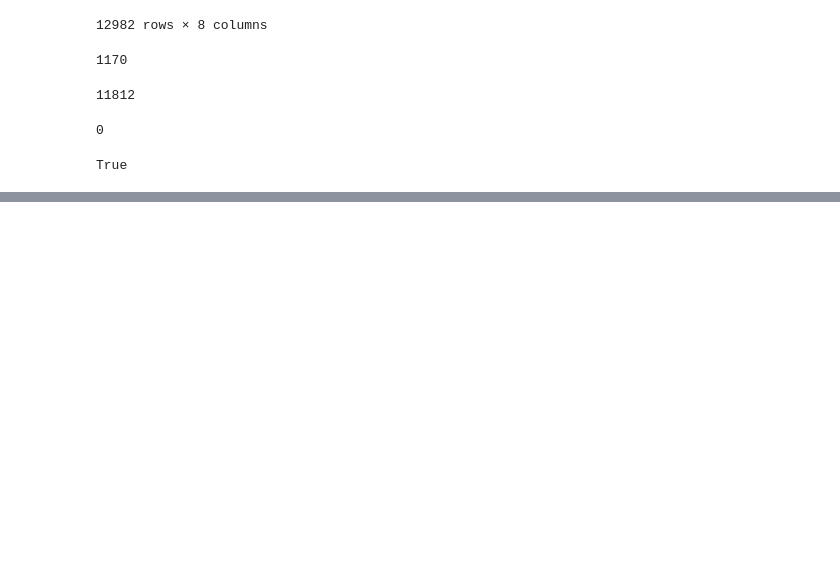
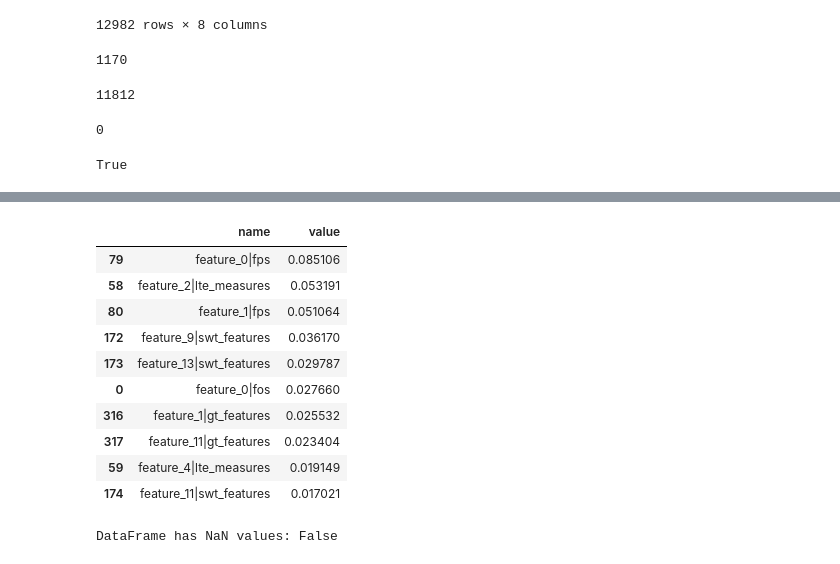
Before and after one commit to Minhsuperfragile/LowLevelFeatureExtraction, a Jupyter notebook: process_csv.ipynb, the cells around one changed output, grey strips where cells are left out. Cells and saved outputs as stored; diff of their text form; code cells hidden in the pictures; blank space fills up the shorter version.

```diff
--- a/process_csv.ipynb
+++ b/process_csv.ipynb
@@ -210,3 +213,46 @@ df2 = pd.read_csv("./multiple_result.csv", index_col="features_name")
 df2['nn_md'] = df1['nn_md']
 df2['nn_nmd'] = df1['nn_nmd']
 df2.to_csv("./ckpts/multiple_result.csv")
+# %%
+with open('./data/pfi_result.txt', 'r') as f:
+    lines = f.readlines()
+
+overall_importance = []
+overall_name = []
+for line in lines:
+    if len(line)==1:
+        continue
+
+    part = line.split(',')
+    if len(part) != 2 :
+        features_name = part[0].strip()
+    else:
+        features_id = part[0].strip()
+        features_importance = float(part[1].strip())
+
+        overall_importance.append(features_importance)
+        overall_name.append(f'{features_id}|{features_name}')
+
+
+
+import pandas as pd
+
+df = pd.DataFrame({'name': overall_name, 'value': overall_importance})
+
+df.sort_values(by='value', ascending=False, inplace=True)
+
+top_10_df = df.head(10)
+# %%
+top_10_df
+# %% [output]
+|  | name | value |
+| 79 | feature_0|fps | 0.085106 |
+| 58 | feature_2|lte_measures | 0.053191 |
+| 80 | feature_1|fps | 0.051064 |
+| 172 | feature_9|swt_features | 0.036170 |
+| 173 | feature_13|swt_features | 0.029787 |
+| 0 | feature_0|fos | 0.027660 |
+| 316 | feature_1|gt_features | 0.025532 |
+| 317 | feature_11|gt_features | 0.023404 |
+| 59 | feature_4|lte_measures | 0.019149 |
+| 174 | feature_11|swt_features | 0.017021 |
@@ -212,0 +282,7 @@ df2.to_csv("./ckpts/multiple_result.csv")
+# %%
+df = pd.read_csv("./data/vip/vaynen_test_vip_new.csv")
+print("DataFrame has NaN values:", df.isnull().values.any())
+# print("Number of rows with at least one NaN value:", df[df.isnull().any(axis=1)].shape[0])
+# print("Number of columns with at least one NaN value:", df[df.isnull().any(axis=0)].shape[1])
+# %% [output]
+DataFrame has NaN values: False
```
Also changed, not shown: parts of 4 cells of this notebook, 3 other files.
